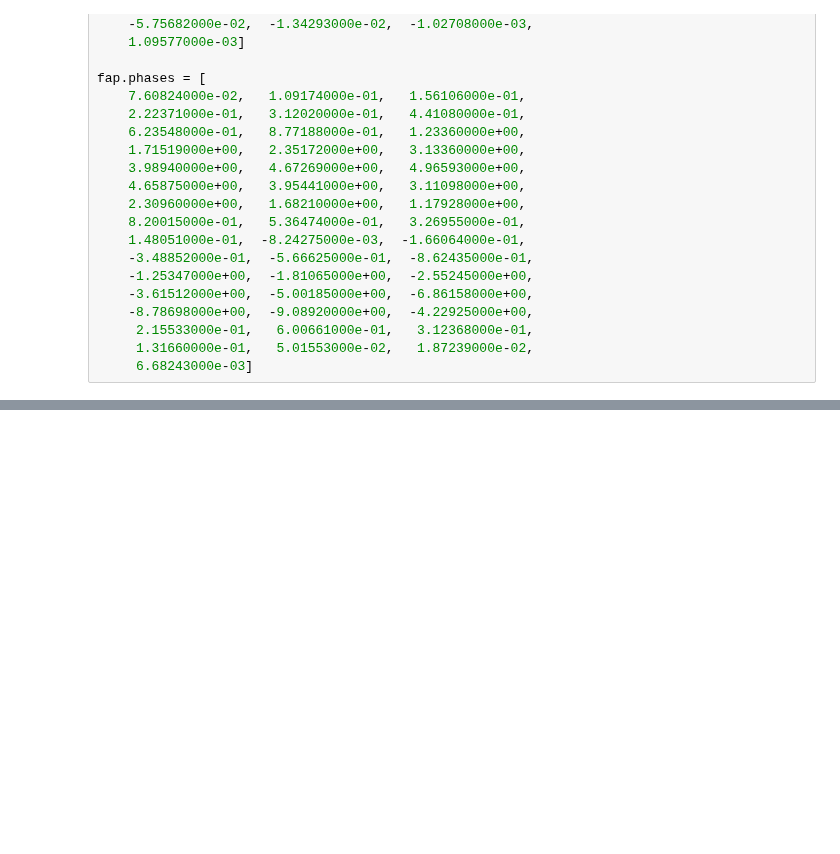
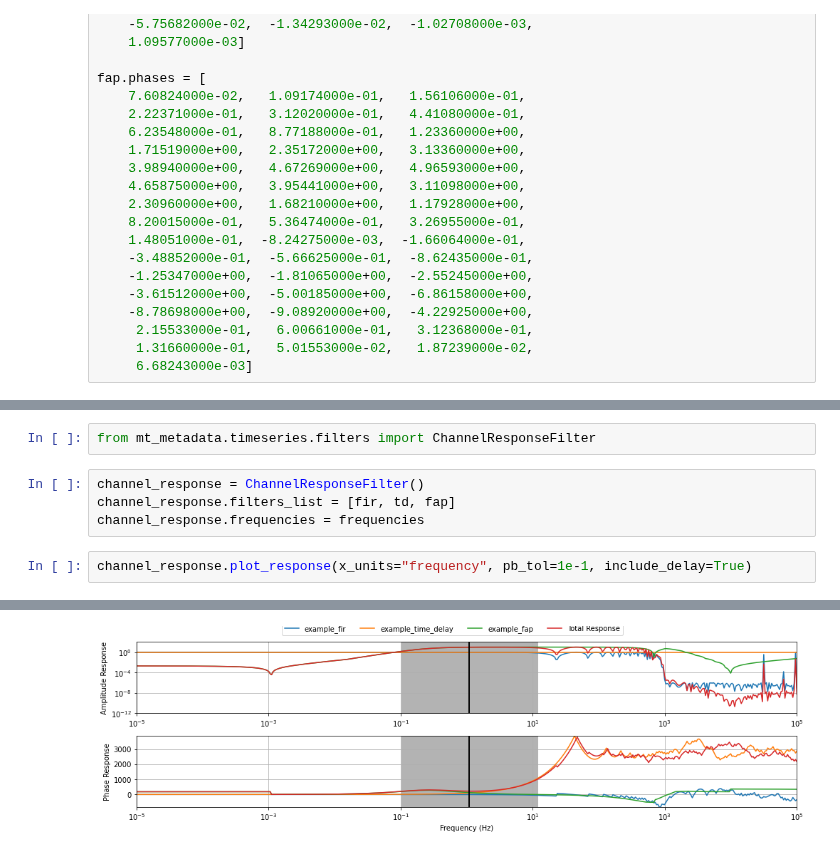
Before and after one commit to kujaku11/mth5, a Jupyter notebook: docs/source/notebooks/filters_example.ipynb, the cells around one changed output, grey strips where cells are left out. Saved outputs shown, nothing was run; the diff lists cells and outputs as text; blank space fills up the shorter version.

```diff
--- a/docs/source/notebooks/filters_example.ipynb
+++ b/docs/source/notebooks/filters_example.ipynb
@@ -280,0 +276,9 @@ Pass Band frequency range estimation: [   2.  128.]
+# %%
+from mt_metadata.timeseries.filters import ChannelResponseFilter
+# %%
+channel_response = ChannelResponseFilter()
+channel_response.filters_list = [fir, td, fap]
+channel_response.frequencies = frequencies
+# %%
+channel_response.plot_response(x_units="frequency", pb_tol=1e-1, include_delay=True)
+# %% [output]
@@ -280,0 +289 @@ Pass Band frequency range estimation: [   2.  128.]
+[figure, added]
```
Also changed, not shown: parts of 16 cells of this notebook.
